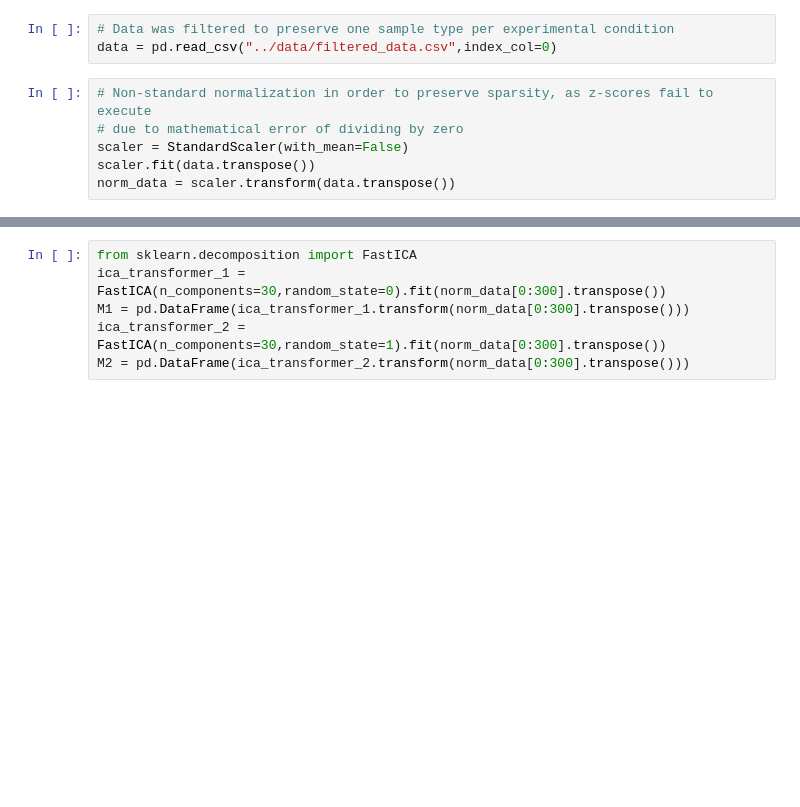
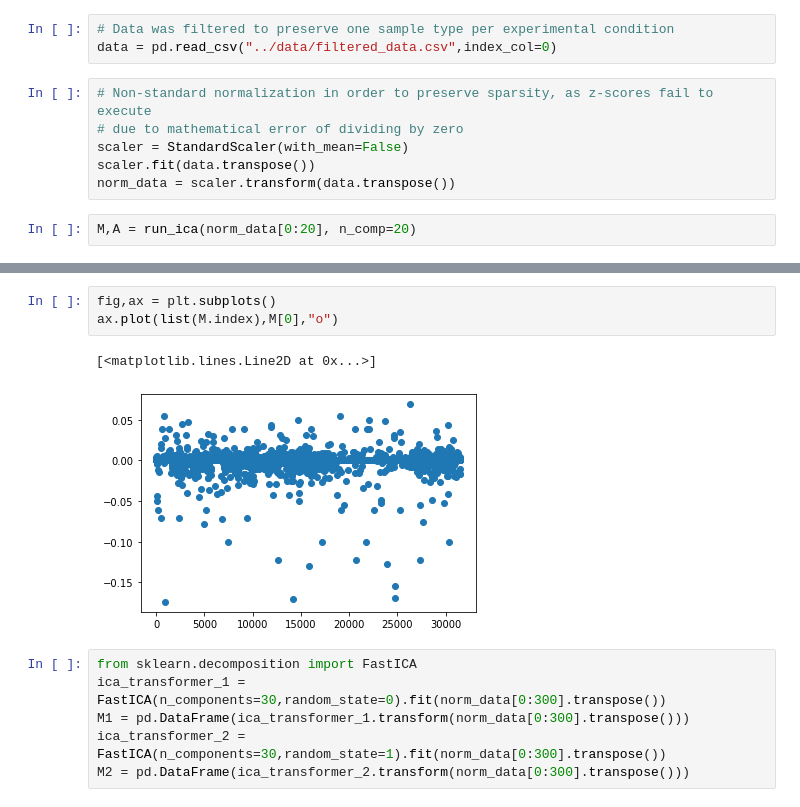
Before and after one commit to Reosu/BENG_212_Kidney, a Jupyter notebook: notebooks/ICA.ipynb, the cells around one changed output, grey strips where cells are left out. Drawn from its saved outputs; the diff is of its cells as text; blank space fills up the shorter version.

```diff
--- a/notebooks/ICA.ipynb
+++ b/notebooks/ICA.ipynb
@@ -20,3 +24,5 @@ data = pd.read_csv("../data/filtered_data.csv",index_col=0)
 scaler = StandardScaler(with_mean=False)
 scaler.fit(data.transpose())
 norm_data = scaler.transform(data.transpose())
+# %%
+M,A = run_ica(norm_data[0:20], n_comp=20)
@@ -23,3 +63,9 @@ norm_data = scaler.transform(data.transpose())
+# %%
+fig,ax = plt.subplots()
+ax.plot(list(M.index),M[0],"o")
+# %% [output]
+[<matplotlib.lines.Line2D at 0x...>]
+[figure, added]
 # %%
 from sklearn.decomposition import FastICA
 ica_transformer_1 = FastICA(n_components=30,random_state=0).fit(norm_data[0:300].transpose())
```
Also changed, not shown: parts of 7 cells of this notebook, 3 other files.
